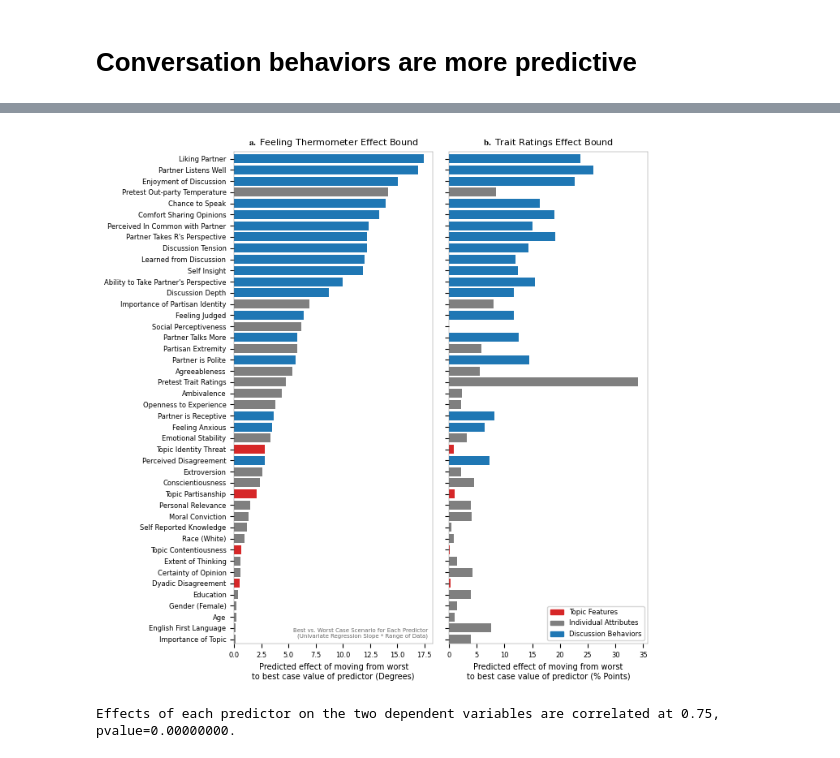
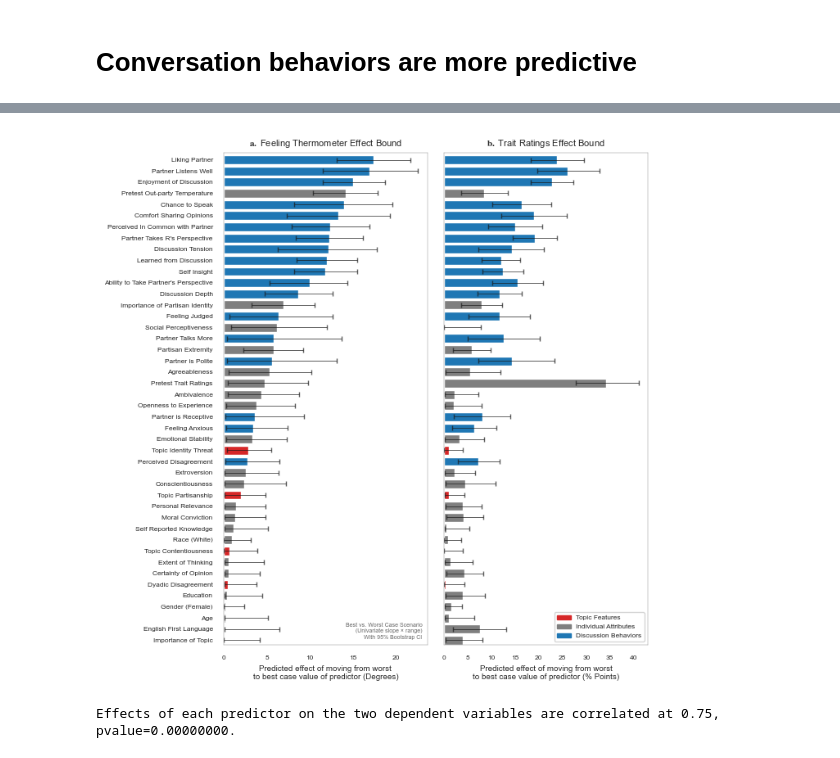
Before and after one commit to Watts-Lab/topic_choice, a Jupyter notebook: analyze_study_data.ipynb, the cells around one changed output, grey strips where cells are left out. Drawn from its saved outputs; the diff is of its cells as text; code cells hidden in the pictures.

```diff
--- a/analyze_study_data.ipynb
+++ b/analyze_study_data.ipynb
@@ -1412,84 +1465,85 @@ differences_df
 # %%
+import numpy as np
 import matplotlib.pyplot as plt
 import matplotlib.patches as mpatches
 
-# (Assume differences_df has already been built using the smf-based code.)
-# differences_df must have the following columns:
-#   "Label" – the human-readable predictor name,
-#   "Difference_temp" – the univariate effect difference for outpartyTemp_change,
-#   "Difference_trait" – the univariate effect difference for trait_ratings_change_percent,
-#   "Group" – one of "IVs", "other_predictors_1", or "other_predictors_2",
-#   "Color" – the color assigned based on group.
-
-# For example, if you haven't set colors already:
+# colors already set up
 group_colors = {
     "IVs": "tab:red",
     "other_predictors_1": "tab:gray",
     "other_predictors_2": "tab:blue"
 }
 differences_df["Color"] = differences_df["Group"].map(group_colors)
-
-# Determine the number of rows in the DataFrame.
 n = len(differences_df)
 
-# Create side-by-side subplots that share the y-axis.
 fig, axs = plt.subplots(1, 2, figsize=(7, 7), sharey=True)
 
-# Left subplot: Effect on Out-party Temperature Change.
-axs[0].barh(differences_df["Label"], differences_df["Difference_temp"], color=differences_df["Color"])
+# --- Left panel: Temp effect + CI ---
+errs_temp = np.vstack([
+    np.abs(differences_df["Difference_temp"] - differences_df["CI_lower_temp"]),
+    np.abs(differences_df["CI_upper_temp"] - differences_df["Difference_temp"])
+])
+axs[0].barh(
+    differences_df["Label"],
+    differences_df["Difference_temp"],
+    xerr=errs_temp,
+    color=differences_df["Color"],
+    error_kw={"capsize":2, "alpha":0.7, "linewidth":0.7}
+)
 axs[0].set_xlabel("Predicted effect of moving from worst\nto best case value of predictor (Degrees)", fontsize=7)
 axs[0].set_title(r'$\mathbf{a.}$ Feeling Thermometer Effect Bound', fontsize=8)
 axs[0].tick_params(axis='x', labelsize=6)
 axs[0].tick_params(axis='y', labelsize=6)
-# Set y-limits based on the number of predictors.
 axs[0].set_ylim(n - 0.6, -0.6)
 
-
-
-
-# Right subplot: Effect on Trait Ratings Change.
-axs[1].barh(differences_df["Label"], differences_df["Difference_trait"], color=differences_df["Color"])
+# --- Right panel: Trait effect + CI ---
+errs_trait = np.vstack([
+    np.abs(differences_df["Difference_trait"] - differences_df["CI_lower_trait"]),
+    np.abs(differences_df["CI_upper_trait"] - differences_df["Difference_trait"])
+])
+axs[1].barh(
+    differences_df["Label"],
+    differences_df["Difference_trait"],
+    xerr=errs_trait,
+    color=differences_df["Color"],
+    error_kw={"capsize":2, "alpha":0.7, "linewidth":0.7}
+)
 axs[1].set_xlabel("Predicted effect of moving from worst\nto best case value of predictor (% Points)", fontsize=7)
 axs[1].set_title(r'$\mathbf{b.}$ Trait Ratings Effect Bound', fontsize=8)
 axs[1].tick_params(axis='x', labelsize=6)
-# Remove y-axis tick labels on the right plot for clarity.
 axs[1].tick_params(axis='y', labelleft=False)
-# Ensure the same y-limits as the left plot.
 axs[1].set_ylim(n - 0.6, -0.6)
+axs[1].set_xlim(0, 43)
 
-# Create legend patches for each group.
+# legend
 patches = [
-    mpatches.Patch(color=group_colors["IVs"], label="Topic Features"),
+    mpatches.Patch(color=group_colors["IVs"],               label="Topic Features"),
     mpatches.Patch(color=group_colors["other_predictors_1"], label="Individual Attributes"),
-    mpatches.Patch(color=group_colors["other_predictors_2"], label="Discussion Behaviors")
+    mpatches.Patch(color=group_colors["other_predictors_2"], label="Discussion Behaviors"),
 ]
 axs[1].legend(handles=patches, loc='lower right', fontsize=6, frameon=True)
 
-
-# place inside the left axis, at the bottom right
+# note inset
 axs[0].text(
     0.975, 0.01,
-    f"Best vs. Worst Case Scenario for Each Predictor\n(Univariate Regression Slope * Range of Data)",
-    transform=axs[0].transAxes,      # use axis coordinates
-    ha='right',                  # right‐aligned
-    va='bottom',                 # bottom‐aligned
-    fontsize=5,
-    color='dimgray'
+    "Best vs. Worst Case Scenario\n(Univariate slope × range)\nWith 95% Bootstrap CI",
+    transform=axs[0].transAxes,
+    ha='right', va='bottom',
+    fontsize=5, color='dimgray'
 )
-# plt.figtext(0.5, 0.025, "Best vs. Worst Case Scenario for Each Predictor (Univariate Regression Slope * Range of Data)", fontsize=6, ha='center', va='bottom')
 
-# Customize the spines (the boxes around the figure)
+# tidy up spines
 for ax in axs:
+    ax.grid(False)
     for spine in ax.spines.values():
         spine.set_edgecolor('gray')
         spine.set_linewidth(0.3)
 
-# Adjust layout
 plt.tight_layout()
-
-plt.savefig('fig_best_case_predictors.pdf', format='pdf')
+plt.savefig('fig_best_case_with_ci.pdf')
+plt.show()
 # %% [output]
-[figure, old version]
+[figure, new version]
 # %%
 print(f"Effects of each predictor on the two dependent variables are correlated at {differences_df['Difference_temp'].corr(differences_df['Difference_trait']):.2f}, pvalue={stats.pearsonr(differences_df['Difference_temp'], differences_df['Difference_trait'])[1]:.8f}.")
 # %% [output]
```
Also changed, not shown: parts of 51 cells of this notebook, 11 other files.
